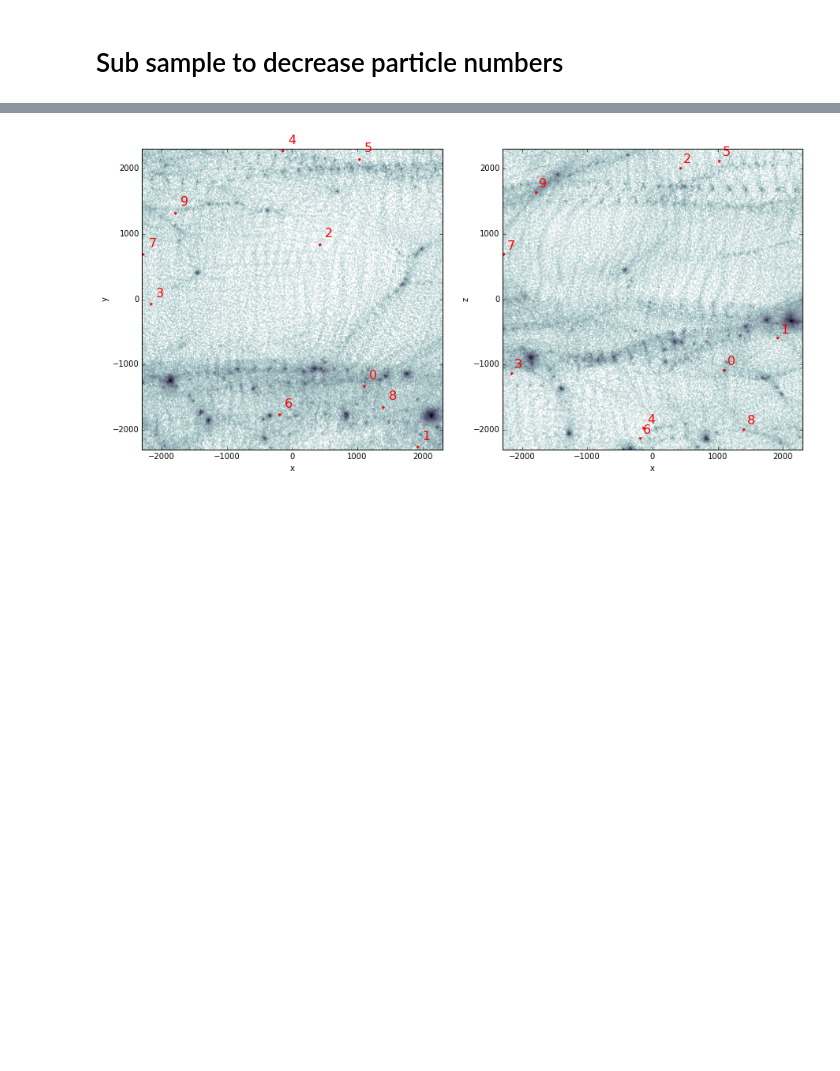
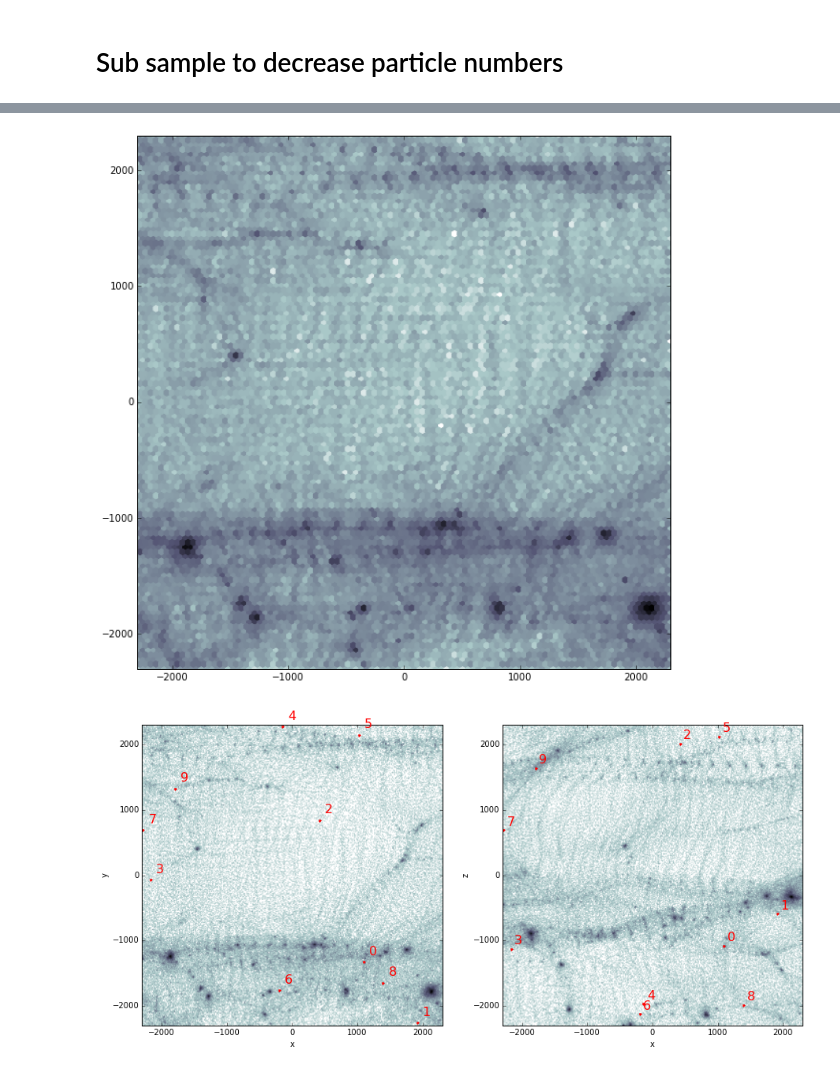
Before and after one commit to LBJ-Wade/MLHaloFinder, a Jupyter notebook: MLHaloFinder.ipynb, the cells around one changed output, grey strips where cells are left out. Saved outputs shown, nothing was run; the diff lists cells and outputs as text; code cells hidden in the pictures; blank space fills up the shorter version.

```diff
--- a/MLHaloFinder.ipynb
+++ b/MLHaloFinder.ipynb
@@ -30,3 +23,8 @@ h = pb.plot.hist2d(s[f].d['y'], s[f].d['z'], colorbar=True)
+# %%
+plt.figure(figsize=(10,10))
+h = plt.hexbin(s[f].d['x'], s[f].d['y'], bins='log', cmap='bone_r')
+# %% [output]
+[figure, added]
 # %%
 data=s.d[f]
 subdata = np.array([data['x'],data['y'],data['z']])
```
Also changed, not shown: parts of 2 cells of this notebook.
